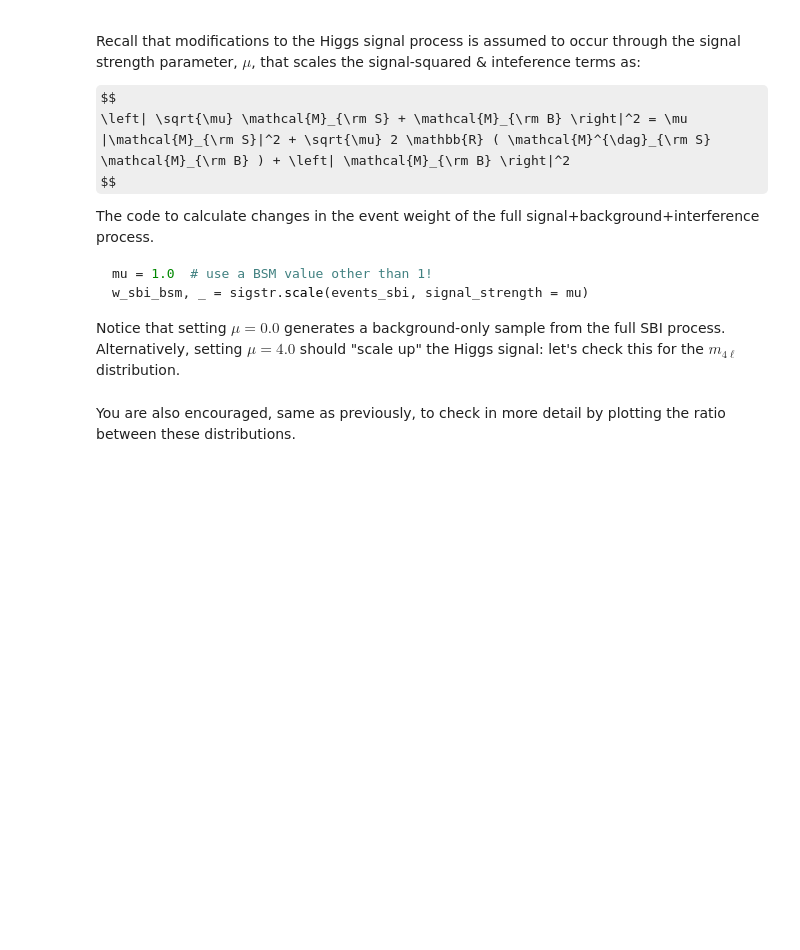
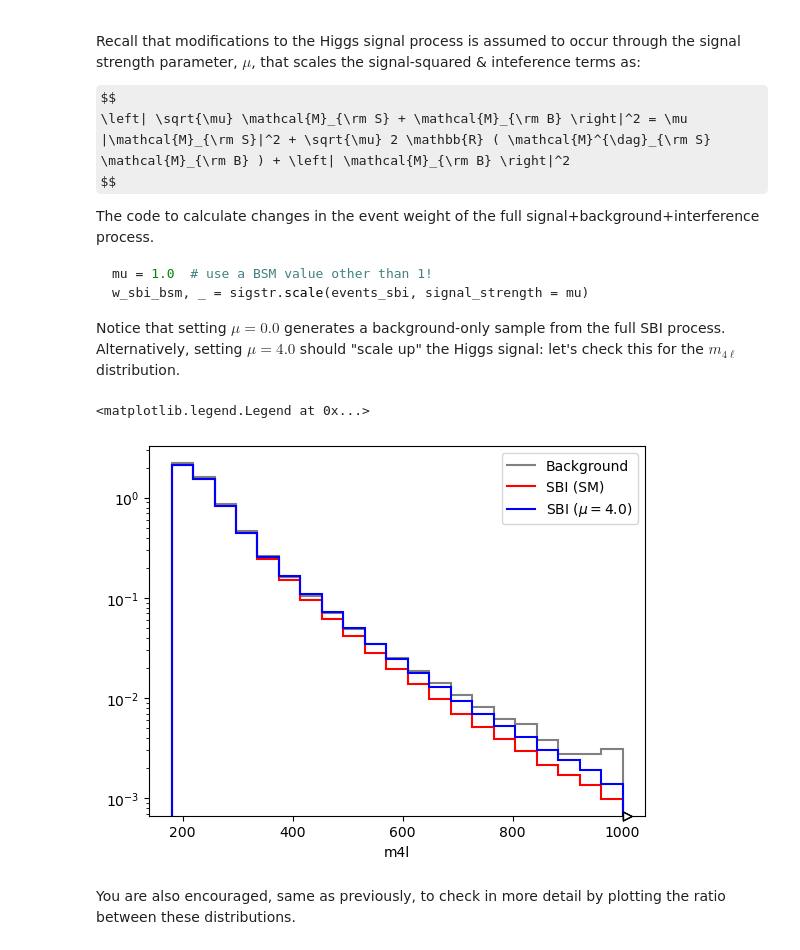
Before and after one commit to mohummudh/2025-lbnl, a Jupyter notebook: sessions/day2/nsbi-tutorial/tutorials/1_data_exploration.ipynb, the cells around one changed output. Saved outputs shown, nothing was run; the diff lists cells and outputs as text; code cells hidden in the pictures; some formulas as TeX source; blank space fills up the shorter version.

```diff
--- a/sessions/day2/nsbi-tutorial/tutorials/1_data_exploration.ipynb
+++ b/sessions/day2/nsbi-tutorial/tutorials/1_data_exploration.ipynb
@@ -28,11 +28,11 @@ Use the `mcfm.from_csv(file_path=..., kinematics=...)` function to open three da
 Open the corresponding datasets, remember to explicitly specify the 4-lepton observables, $x$, to be read out from each event.
 # %%
 features_4l = ['l1_pt', 'l1_eta', 'l1_phi', 'l1_energy', 'l2_pt', 'l2_eta', 'l2_phi', 'l2_energy', 'l3_pt', 'l3_eta', 'l3_phi', 'l3_energy', 'l4_pt', 'l4_eta', 'l4_phi', 'l4_energy']
+data_path = '/global/cfs/cdirs/trn016/h4l_data/sm/'
 
-# IMPLEMENT ME
-events_sig = mcfm.from_csv(file_path = 'ggzz4l_sig.csv', kinematics = features_4l)
-events_bkg = mcfm.from_csv(file_path = 'ggzz4l_bkg.csv', kinematics = features_4l)
-events_sbi = mcfm.from_csv(file_path = 'ggzz4l_sbi.csv', kinematics = features_4l)
+events_sig = mcfm.from_csv(file_path = data_path + 'ggzz4l_sig.csv', kinematics = features_4l)
+events_bkg = mcfm.from_csv(file_path = data_path +  'ggzz4l_bkg.csv', kinematics = features_4l)
+events_sbi = mcfm.from_csv(file_path = data_path +  'ggzz4l_sbi.csv', kinematics = features_4l)
 # %% [markdown]
 ## 1. Basic histogramming
 
@@ -125,16 +125,19 @@ w_sbi_bsm, _ = sigstr.scale(events_sbi, signal_strength = mu)
 
 Notice that setting $\mu = 0.0$ generates a background-only sample from the full SBI process. Alternatively, setting $\mu=4.0$ should "scale up" the Higgs signal: let's check this for the $m_{4\ell}$ distribution.
 # %%
-# IMPLEMET ME
 w_sbi_mu4p0, _ = events_sbi_mu4p0 = sigstr.scale(events_sbi, signal_strength=2.0)
 
 h_m4l_sbi_mu4p0 = hist.Hist(m4l_axis)
 h_m4l_sbi_mu4p0.fill( calculate_m4l(events_sbi.kinematics), weight = w_sbi_mu4p0)
 
 h_m4l_bkg.plot(label='Background', color='grey')
 h_m4l_sbi.plot(label='SBI (SM)', color='red')
-h_m4l_sbi_mu4p0.plot(label='SBM ($\mu = 4.0$)', color='blue')
+h_m4l_sbi_mu4p0.plot(label='SBI ($\mu = 4.0$)', color='blue')
 
 plt.yscale('log')
+plt.legend()
+# %% [output]
+<matplotlib.legend.Legend at 0x...>
+[figure, added]
 # %% [markdown]
 You are also encouraged, same as previously, to check in more detail by plotting the ratio between these distributions.
```
Also changed, not shown: parts of 5 cells of this notebook, 3 other files.
